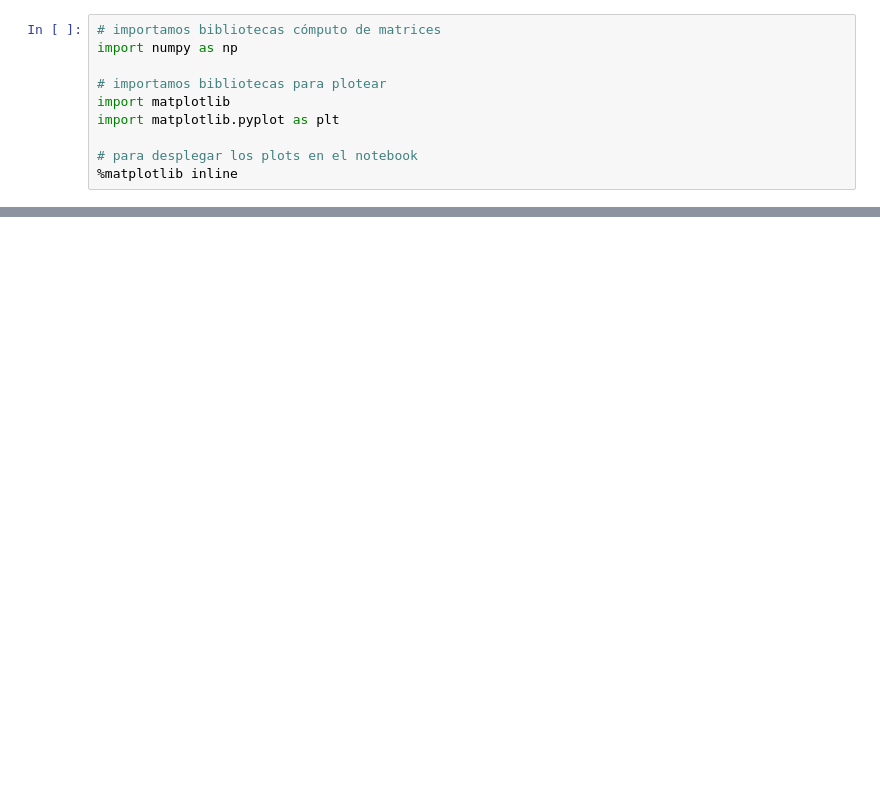
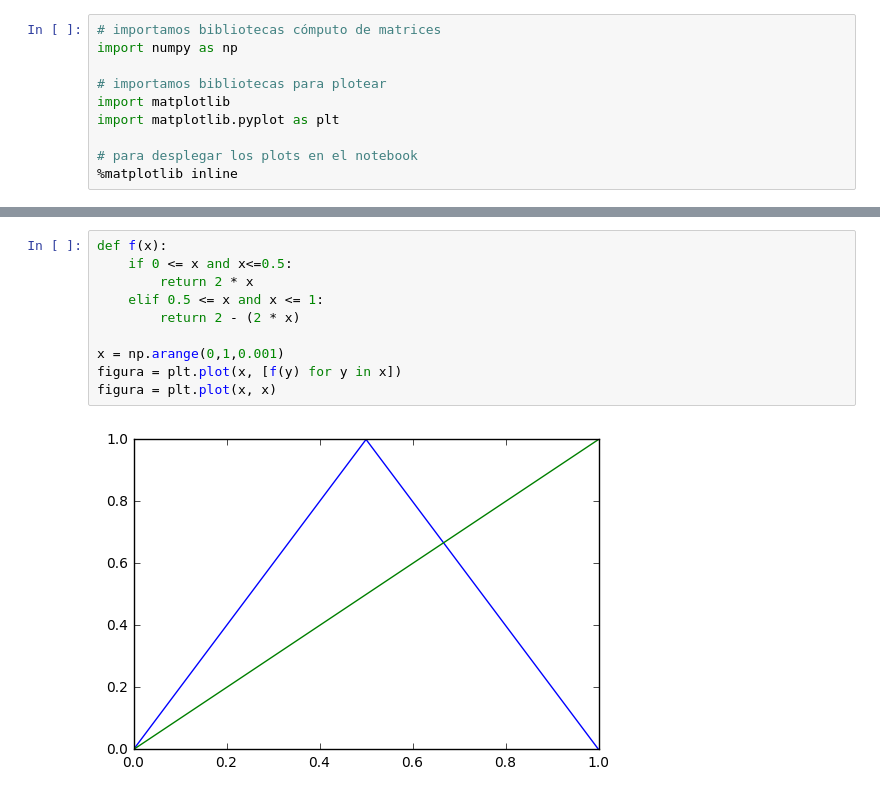
Before and after one commit to rgarcia-herrera/sistemas-dinamicos, a Jupyter notebook: estabilidad.ipynb, the cells around one changed output, grey strips where cells are left out. Drawn from its saved outputs; the diff is of its cells as text; blank space fills up the shorter version.

```diff
--- a/estabilidad.ipynb
+++ b/estabilidad.ipynb
@@ -26,0 +27,12 @@ figura = plt.plot(  x )
+# %%
+def f(x):
+    if 0 <= x and x<=0.5:
+        return 2 * x
+    elif 0.5 <= x and x <= 1:
+        return 2 - (2 * x)
+
+x = np.arange(0,1,0.001)
+figura = plt.plot(x, [f(y) for y in x])
+figura = plt.plot(x, x)
+# %% [output]
+[figure, added]
```
Also changed, not shown: parts of 5 cells of this notebook.
